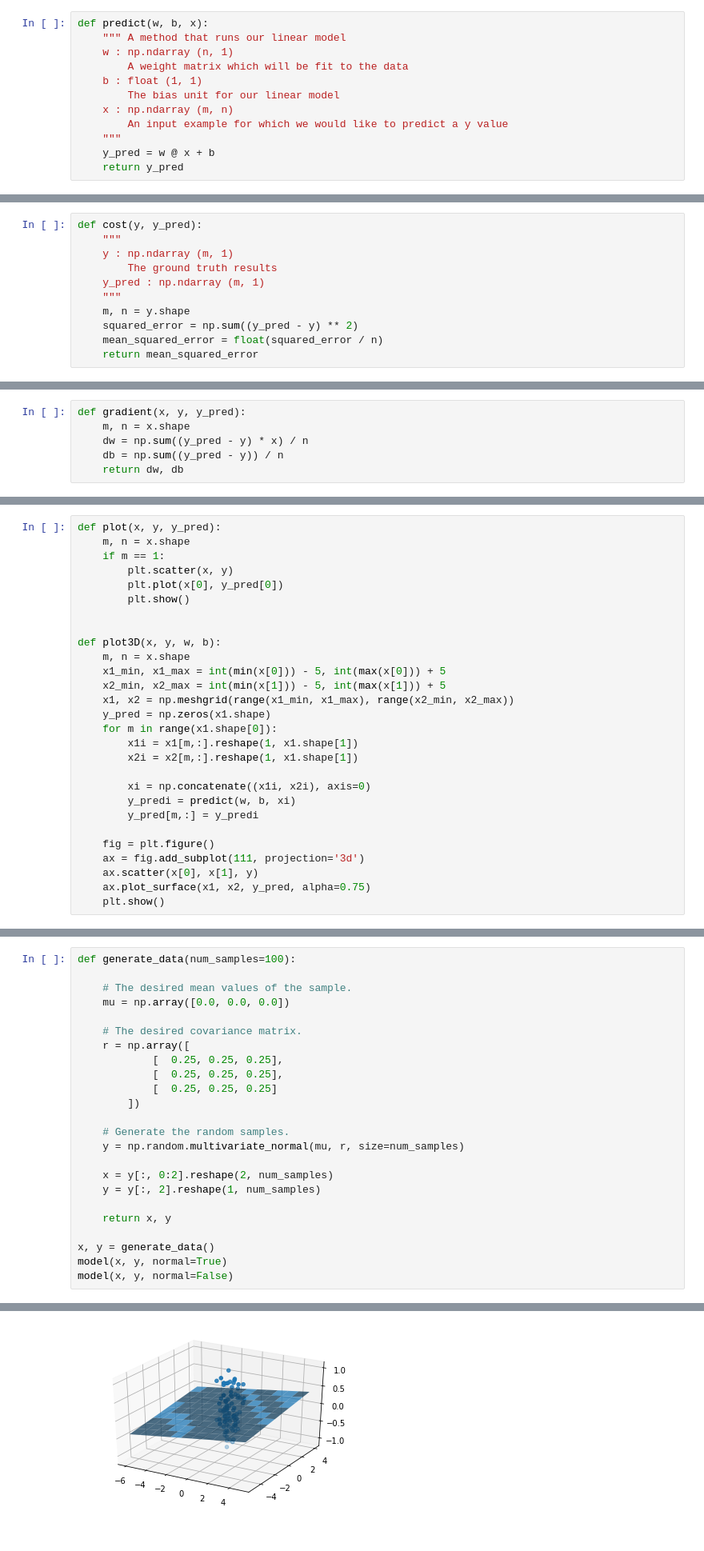
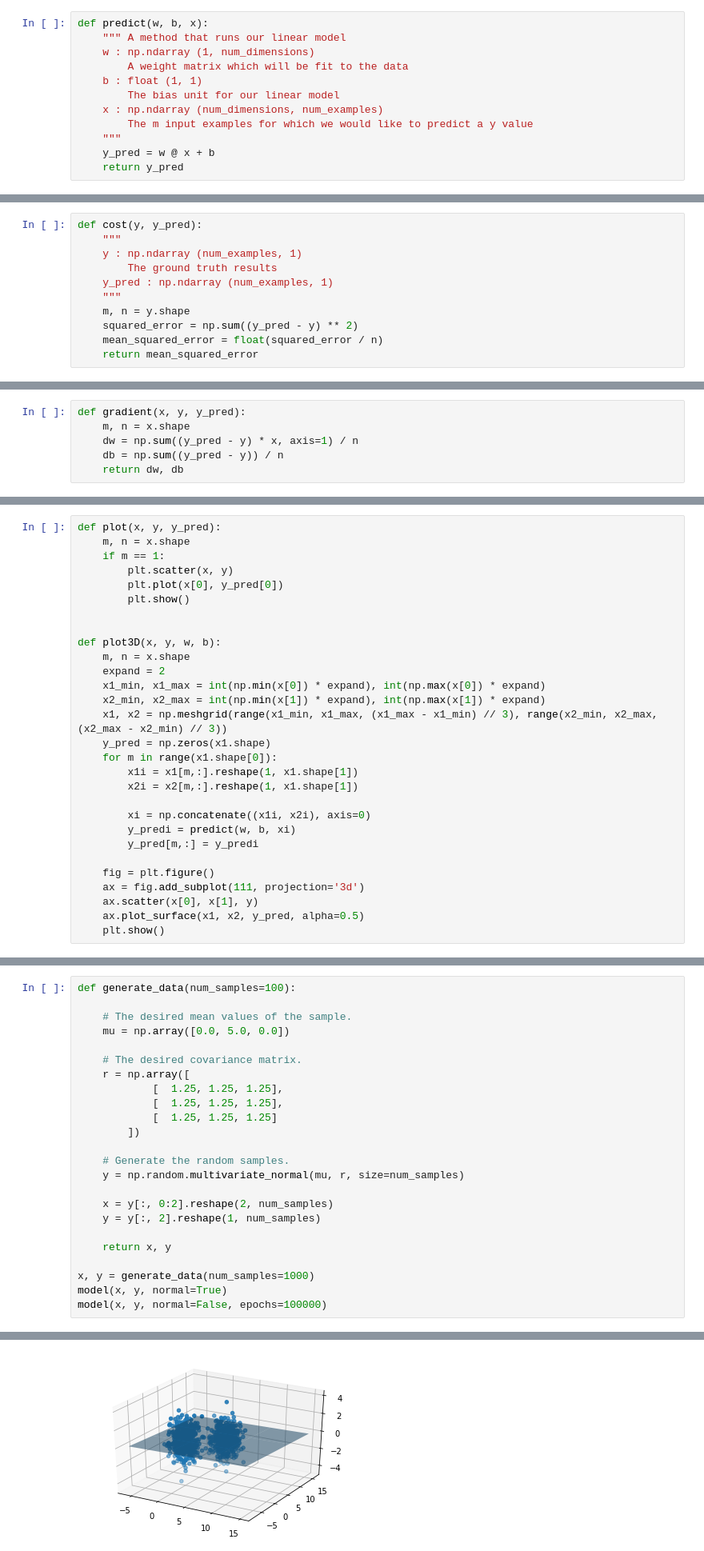
Before and after one commit to isaiahbenamoz/machine-learning-from-scratch, a Jupyter notebook: 5.1.4 Linear Regression.ipynb, the cells around one changed output, grey strips where cells are left out. Shown at 80% size. Drawn from its saved outputs; the diff is of its cells as text.

```diff
--- a/5.1.4 Linear Regression.ipynb
+++ b/5.1.4 Linear Regression.ipynb
@@ -11,12 +11,12 @@ from mpl_toolkits.mplot3d import Axes3D
 # %%
 def predict(w, b, x):
     """ A method that runs our linear model
-    w : np.ndarray (n, 1)
+    w : np.ndarray (1, num_dimensions)
         A weight matrix which will be fit to the data
     b : float (1, 1)
         The bias unit for our linear model
-    x : np.ndarray (m, n)
-        An input example for which we would like to predict a y value
+    x : np.ndarray (num_dimensions, num_examples)
+        The m input examples for which we would like to predict a y value
     """
     y_pred = w @ x + b
     return y_pred
@@ -25,9 +25,9 @@ def predict(w, b, x):
 # %%
 def cost(y, y_pred):
     """
-    y : np.ndarray (m, 1)
+    y : np.ndarray (num_examples, 1)
         The ground truth results
-    y_pred : np.ndarray (m, 1)
+    y_pred : np.ndarray (num_examples, 1)
     """
     m, n = y.shape
     squared_error = np.sum((y_pred - y) ** 2)
@@ -53,7 +53,7 @@ def solve(x, y):
 # %%
 def gradient(x, y, y_pred):
     m, n = x.shape
-    dw = np.sum((y_pred - y) * x) / n
+    dw = np.sum((y_pred - y) * x, axis=1) / n
     db = np.sum((y_pred - y)) / n
     return dw, db
 # %% [markdown]
@@ -87,9 +87,10 @@ def plot(x, y, y_pred):
 
 def plot3D(x, y, w, b):
     m, n = x.shape
-    x1_min, x1_max = int(min(x[0])) - 5, int(max(x[0])) + 5
-    x2_min, x2_max = int(min(x[1])) - 5, int(max(x[1])) + 5
-    x1, x2 = np.meshgrid(range(x1_min, x1_max), range(x2_min, x2_max))
+    expand = 2
+    x1_min, x1_max = int(np.min(x[0]) * expand), int(np.max(x[0]) * expand)
+    x2_min, x2_max = int(np.min(x[1]) * expand), int(np.max(x[1]) * expand)
+    x1, x2 = np.meshgrid(range(x1_min, x1_max, (x1_max - x1_min) // 3), range(x2_min, x2_max, (x2_max - x2_min) // 3))
     y_pred = np.zeros(x1.shape)
     for m in range(x1.shape[0]):
         x1i = x1[m,:].reshape(1, x1.shape[1])
@@ -102,7 +103,7 @@ def plot3D(x, y, w, b):
     fig = plt.figure()
     ax = fig.add_subplot(111, projection='3d')
     ax.scatter(x[0], x[1], y)
-    ax.plot_surface(x1, x2, y_pred, alpha=0.75)
+    ax.plot_surface(x1, x2, y_pred, alpha=0.5)
     plt.show()
 # %% [markdown]
 ### Model
@@ -143,13 +144,13 @@ def model(x, y, epochs=50000, learning_rate=0.0025, show=True, normal=False):
 def generate_data(num_samples=100):
 
     # The desired mean values of the sample.
-    mu = np.array([0.0, 0.0, 0.0])
+    mu = np.array([0.0, 5.0, 0.0])
 
     # The desired covariance matrix.
     r = np.array([
-            [  0.25, 0.25, 0.25],
-            [  0.25, 0.25, 0.25],
-            [  0.25, 0.25, 0.25]
+            [  1.25, 1.25, 1.25],
+            [  1.25, 1.25, 1.25],
+            [  1.25, 1.25, 1.25]
         ])
 
     # Generate the random samples.
@@ -160,7 +161,7 @@ def generate_data(num_samples=100):
 
     return x, y
 
-x, y = generate_data()
+x, y = generate_data(num_samples=1000)
 model(x, y, normal=True)
-model(x, y, normal=False)
+model(x, y, normal=False, epochs=100000)
 # %% [output]
@@ -184 +185 @@ cost: 0.23072960798087164
-[figure, old version]
+[figure, new version]
```
Also changed, not shown: parts of 1 cell of this notebook.
